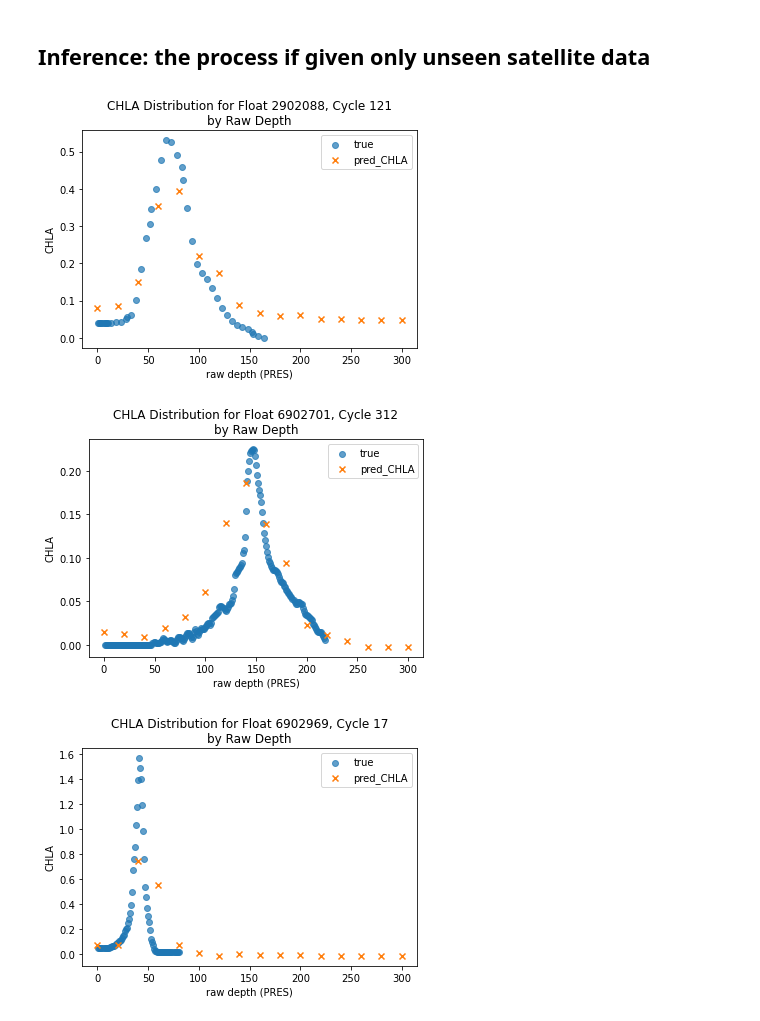
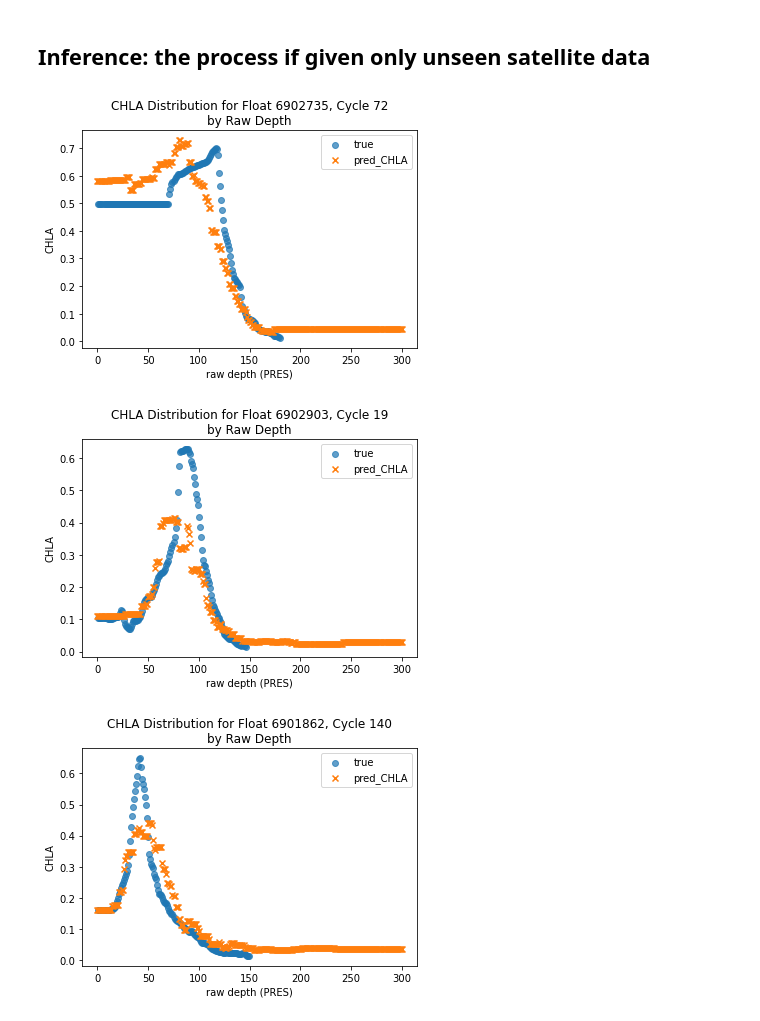
Before and after one commit to gnyirjesy/ocean-depth-characterization, a Jupyter notebook: preliminary_models/xgb_feature_selection_ejd.ipynb, the cells around one changed output. Saved outputs shown, nothing was run; the diff lists cells and outputs as text; code cells hidden in the pictures.

```diff
--- a/preliminary_models/xgb_feature_selection_ejd.ipynb
+++ b/preliminary_models/xgb_feature_selection_ejd.ipynb
@@ -147,9 +115,9 @@ plot_on_map(euphotic_floor_df, color_by='PRES', title='Euphotic Floor Estimates\
 # %%
 # read in pre-determined train-test-split
 path = r'/Users/josiedonnelly/Desktop/DS Capstone ENGIE4800/data/'
-file = 'train_test_split.csv'
+file = 'float_sat_normalized_depth_train_test_split.csv'
 train_test_split_df = pd.read_csv(path + file)
-train_test_split_df = train_test_split_df[['float', 'cycle', 'train']]
+train_test_split_df = train_test_split_df[['float', 'cycleNumber', 'train']].rename(columns={'cycleNumber': 'cycle'})
 train_test_split_df
 
 # # create train-test-split grouped by float and cycle
@@ -539,7 +507,7 @@ if verbose > 0:
     print(f'Num test samples: {X_test.shape[0]}')
 
 # train, predict, and get scores for XGBoosting regressor
-xgbr = XGBRegressor(n_estimators=20, max_depth=10, colsample_bytree=0.8)     # grow_policy = 'depthwise' or 'lossguide'
+xgbr = XGBRegressor(n_estimators=20, max_depth=12, colsample_bytree=0.7)     # grow_policy = 'depthwise' or 'lossguide'
 train_preds, test_preds = fit_predict(xgbr, X_train, y_train, X_test, y_test)
 
 if verbose > 0:
@@ -585,0 +554,9 @@ results_df
+# %%
+# find R^2 values for various normalized depth bins
+bins = np.arange(0,1.1,0.1)
+for i in range(len(bins)-1):
+    tmp_df = test_predictions_df[(test_predictions_df['normalized_depth'] >= bins[i]) & (test_predictions_df['normalized_depth'] < bins[i+1])]
+    print(f'Test r2 ({int(bins[i]*100)}–{int(bins[i+1]*100)}%): {r2_score(tmp_df["true_CHLA"], tmp_df["pred_CHLA"]):.4f}')
+#     plt.figure(figsize=(4,4))
+#     plt.scatter(tmp_df['true_CHLA'], tmp_df['pred_CHLA'])
+#     plt.show()
@@ -585,0 +574,9 @@ results_df
+# %%
+# repeat for normalized depth bins
+bins = np.arange(0,max(test_df['PRES'])+25,25)
+for i in range(len(bins)-1):
+    tmp_df = test_predictions_df[(test_predictions_df['PRES'] >= bins[i]) & (test_predictions_df['PRES'] < bins[i+1])]
+    print(f'Test r2 ({bins[i]}–{bins[i+1]}m): {r2_score(tmp_df["true_CHLA"], tmp_df["pred_CHLA"]):.4f}')
+#     plt.figure(figsize=(4,4))
+#     plt.scatter(tmp_df['true_CHLA'], tmp_df['pred_CHLA'])
+#     plt.show()
@@ -609,38 +619,38 @@ test_predictions_df.to_csv(result_path + 'xgb_single_model_test_preds.csv', inde
 # %% [markdown]
 ## Inference: the process if given only unseen satellite data
 # %%
-num = 3
+num = 10
 for i in range(num):
     # choose a random float-cycle from the test data
     f = random.choice(test_df['float'])
     float_df = test_df[test_df['float']==f]
     c = random.choice(np.unique(float_df['cycle']))
     cycle_df = float_df[float_df['cycle']==c]
 
     # obtain just the features (without raw depth), as if using unseen satellite data
     feats_df = cycle_df[train_features[:-2]].drop_duplicates()
 
     # perform a cross join to get predictions for every 20m of raw depth from the surface to 300m
-    depths_df = pd.DataFrame({'raw_depth': np.arange(0,320,20)})
+    depths_df = pd.DataFrame({'raw_depth': np.arange(0,301,1)})
     feats_df = feats_df.merge(right=depths_df, how='cross')
 
     # standardize features
     std_feats_df = feats_df.copy()
     std_feats_df[std_feats_df.columns] = ss.transform(feats_df[feats_df.columns])
 
     # obtain predictions
     preds = xgbr.predict(std_feats_df)
 
     # plot true and predicted CHLA values
     plt.figure(figsize=(6,4))
     plt.scatter(cycle_df['PRES'], cycle_df['CHLA'], marker='o', alpha=0.7, label='true')
     plt.scatter(feats_df['raw_depth'], preds, marker='x', label='pred_CHLA')
     plt.title(f'CHLA Distribution for Float {f}, Cycle {c}\nby Raw Depth')
     plt.xlabel('raw depth (PRES)')
     plt.ylabel('CHLA')
     plt.legend()
     plt.show()
 # %% [output]
-[figure, old version]
+[figure, new version]
-[figure, old version]
+[figure, new version]
-[figure, old version]
+[figure, new version]
```
Also changed, not shown: parts of 21 cells of this notebook, 1 other file.
